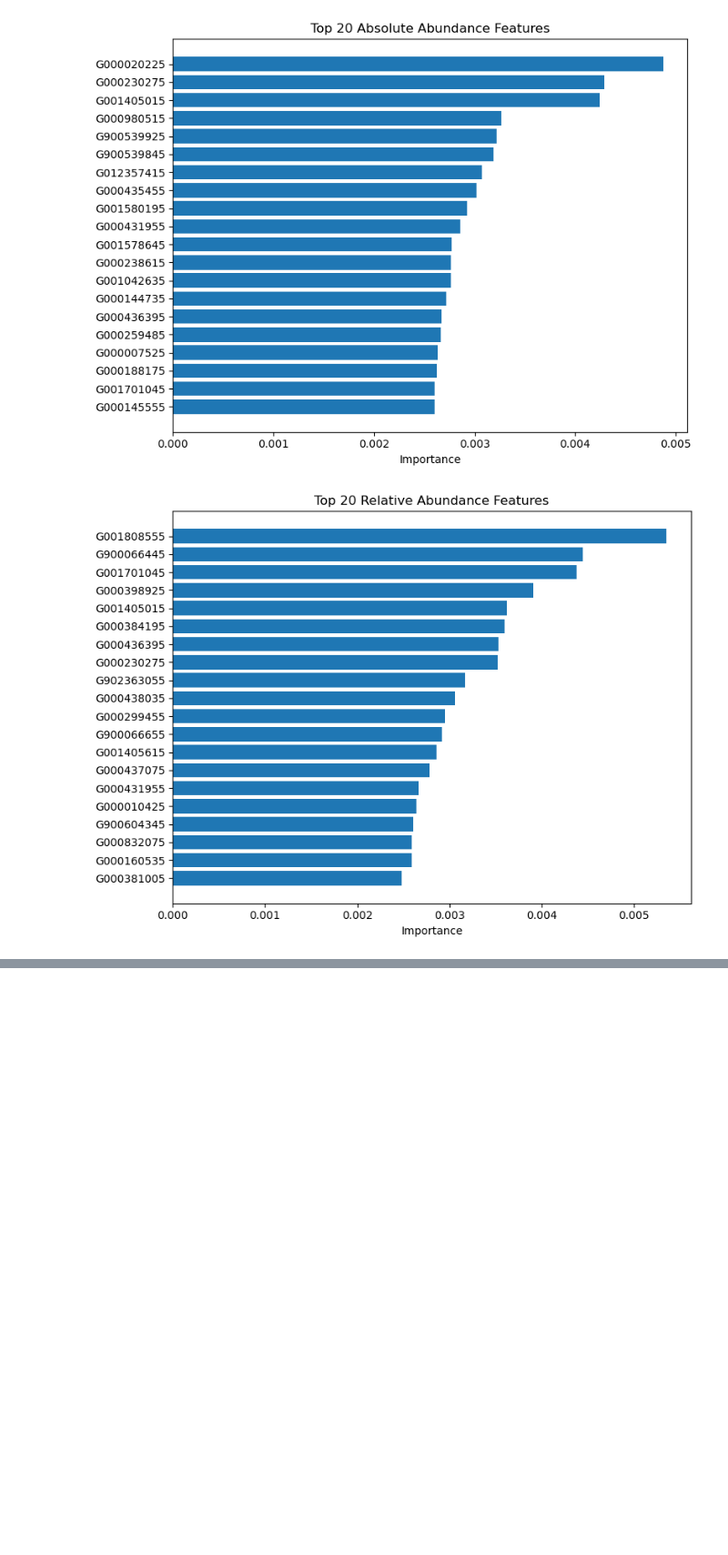
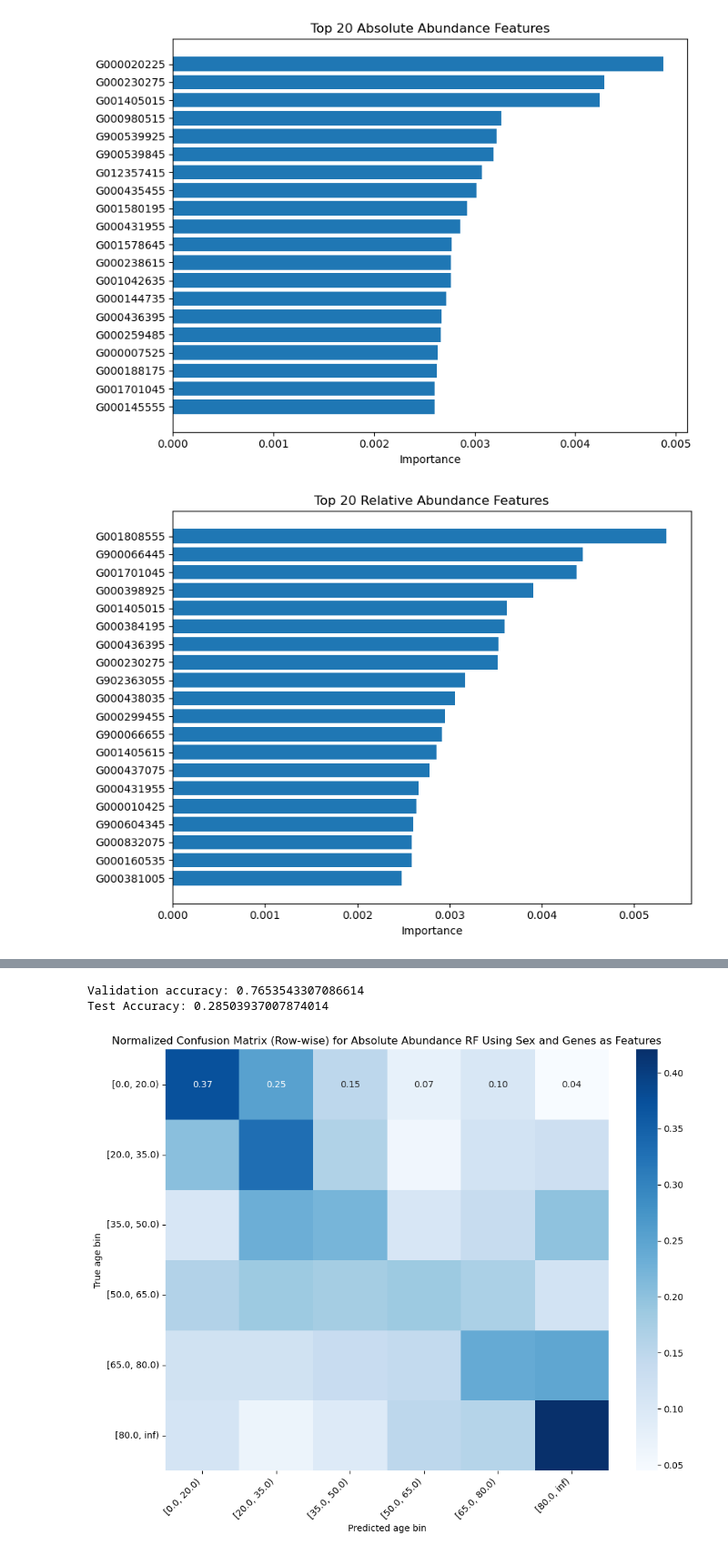
Before and after one commit to mwdai049/Microbial-Abundances-Predictions-on-EHR-and-Transformability, a Jupyter notebook: src/metadata-variable-prediction/age-prediction/age_rf_classifier.ipynb, the cells around one changed output, grey strips where cells are left out. Shown at 91% size. Drawn from its saved outputs; the diff is of its cells as text; code cells hidden in the pictures; blank space fills up the shorter version.

```diff
--- a/src/metadata-variable-prediction/age-prediction/age_rf_classifier.ipynb
+++ b/src/metadata-variable-prediction/age-prediction/age_rf_classifier.ipynb
@@ -1100,0 +1532,47 @@ Unique to Relative: {'G000398925', 'G000832075', 'G900604345', 'G001808555', 'G0
+# %%
+# Training the RF
+# Relative
+abs_rf_sex_gene = RandomForestClassifier(
+    n_estimators=500,
+    class_weight="balanced",
+    random_state=42,
+    n_jobs=-1
+)
+
+abs_rf_sex_gene.fit(abs_X_train_aug, abs_Y_train)
+
+# Validation set
+val_preds = abs_rf_sex_gene.predict(abs_X_val_aug)
+print("Validation accuracy:", accuracy_score(abs_Y_val, val_preds))
+
+# Test
+y_pred = abs_rf_sex_gene.predict(abs_X_test_aug)
+abs_rf_sex_gene_accuracy = accuracy_score(abs_Y_test, y_pred)
+print("Test Accuracy:", abs_rf_sex_gene_accuracy)
+
+cm = confusion_matrix(abs_Y_test, y_pred)
+labels = abs_rf.classes_
+cm_norm = cm / cm.sum(axis=1, keepdims=True)
+
+plt.figure(figsize=(10, 8))
+sns.heatmap(
+    cm_norm,
+    annot=True,
+    fmt=".2f",
+    cmap="Blues",
+    xticklabels=labels,
+    yticklabels=labels
+)
+
+plt.xlabel("Predicted age bin")
+plt.ylabel("True age bin")
+plt.title("Normalized Confusion Matrix (Row-wise) for Absolute Abundance RF Using Sex and Genes as Features")
+plt.xticks(rotation=45, ha="right")
+plt.yticks(rotation=0)
+plt.tight_layout()
+plt.savefig("age_rel_rf_sex_gene_cm.png", format="png")
+plt.show()
+# %% [output]
+Validation accuracy: 0.7653543307086614
+Test Accuracy: 0.28503937007874014
+[figure, added]
```
Also changed, not shown: parts of 47 cells of this notebook, 27 other files.
